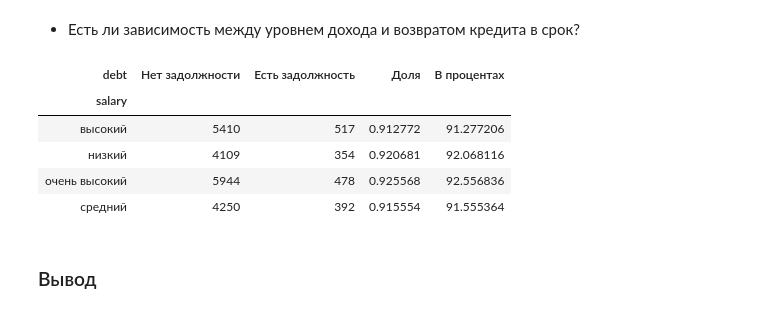
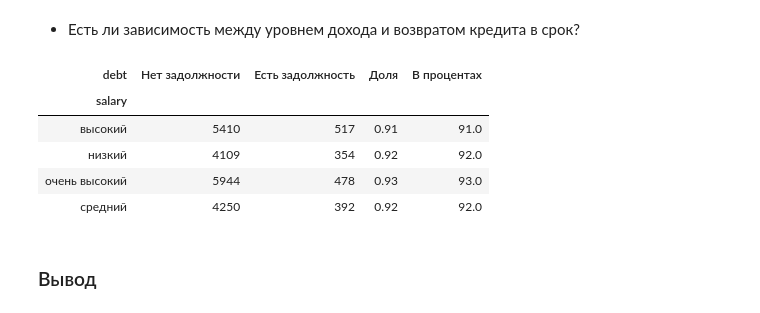
Before and after one commit to Junal8/YandexPract, a Jupyter notebook: Second project.ipynb, the cells around one changed output. Saved outputs shown, nothing was run; the diff lists cells and outputs as text; code cells hidden in the pictures.

```diff
--- a/Second project.ipynb
+++ b/Second project.ipynb
@@ -320,27 +320,27 @@ display(pivot_family_status)
 # %%
 #методом pivot_table создадим сводную таблицу для наглядного представления результатов
 pivot_salary = data.pivot_table(index=['salary'], columns='debt', values = 'gender', aggfunc='count')
 
 # посчитаем долю людей с разными доходами, которые не имеют задолжности
-pivot_salary['salary_level'] = pivot_salary[0] / (pivot_salary[0] + pivot_salary[1])
+pivot_salary['salary_level'] = round(pivot_salary[0] / (pivot_salary[0] + pivot_salary[1]), 2)
 
 # представим в процентах
-pivot_salary['percent'] = pivot_salary['salary_level'] * 100
+pivot_salary['percent'] = round(pivot_salary['salary_level'] * 100, 2)
 
 # поменяем название столбцов
 # pivot_salary.set_axis(['нет задолжн.','есть задолжн.','доля', 'проценты'], axis = 'columns', inplace = True)
 pivot_salary.rename(columns = {0 : "Нет задолжности", 1 :"Есть задолжность", "salary_level": "Доля",
                               "percent": "В процентах"}, inplace = True)
 
 
 display(pivot_salary)
 # %% [output]
 | debt | Нет задолжности | Есть задолжность | Доля | В процентах |
 | salary |  |  |  |  |
-| высокий | 5410 | 517 | 0.912772 | 91.277206 |
-| низкий | 4109 | 354 | 0.920681 | 92.068116 |
-| очень высокий | 5944 | 478 | 0.925568 | 92.556836 |
-| средний | 4250 | 392 | 0.915554 | 91.555364 |
+| высокий | 5410 | 517 | 0.91 | 91.0 |
+| низкий | 4109 | 354 | 0.92 | 92.0 |
+| очень высокий | 5944 | 478 | 0.93 | 93.0 |
+| средний | 4250 | 392 | 0.92 | 92.0 |
 # %% [markdown]
 ### Вывод
 # %% [markdown]
```
Also changed, not shown: parts of 3 cells of this notebook.
